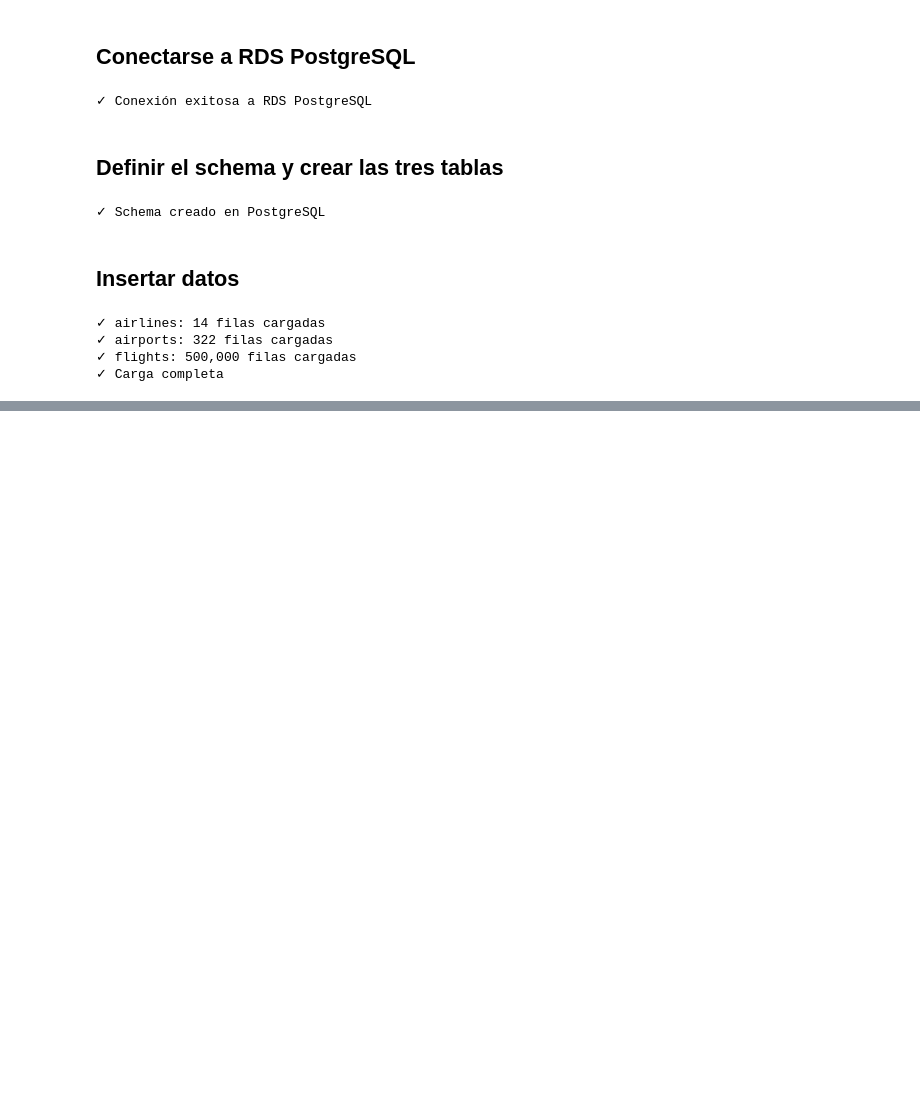
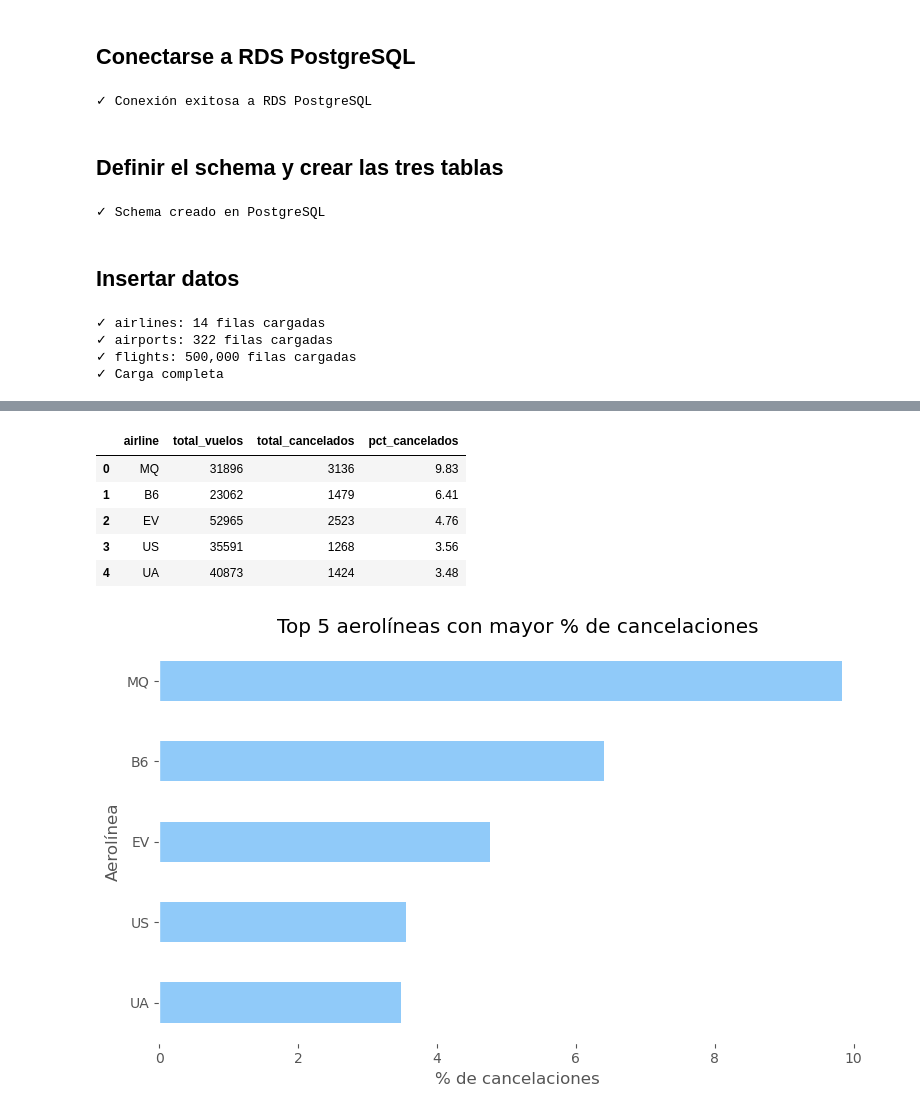
Before and after one commit to anapparedesr/flights-data-engineering-a, a Jupyter notebook: flights_analytics.ipynb, the cells around one changed output, grey strips where cells are left out. Drawn from its saved outputs; the diff is of its cells as text; code cells hidden in the pictures; blank space fills up the shorter version.

```diff
--- a/flights_analytics.ipynb
+++ b/flights_analytics.ipynb
@@ -106,0 +171,35 @@ with Session(engine) as session:
+# %%
+# P2 — Top 5 aerolíneas con mayor porcentaje de vuelos cancelados
+query_p2 = """
+SELECT
+    airline,
+    COUNT(*) AS total_vuelos,
+    SUM(cancelled) AS total_cancelados,
+    ROUND(SUM(cancelled)::numeric / COUNT(*) * 100, 2) AS pct_cancelados
+FROM flights
+GROUP BY airline
+ORDER BY pct_cancelados DESC
+LIMIT 5;
+"""
+
+df_p2 = pd.read_sql(query_p2, engine_replica)
+display(df_p2)
+
+# Visualización
+fig, ax = plt.subplots(figsize=(8, 5), facecolor="white")
+ax.set_facecolor("white")
+df_p2.plot(kind="barh", x="airline", y="pct_cancelados", legend=False, color="#90caf9", ax=ax)
+ax.set_title("Top 5 aerolíneas con mayor % de cancelaciones")
+ax.set_xlabel("% de cancelaciones")
+ax.set_ylabel("Aerolínea")
+ax.invert_yaxis()
+plt.tight_layout()
+plt.show()
+# %% [output]
+|  | airline | total_vuelos | total_cancelados | pct_cancelados |
+| 0 | MQ | 31896 | 3136 | 9.83 |
+| 1 | B6 | 23062 | 1479 | 6.41 |
+| 2 | EV | 52965 | 2523 | 4.76 |
+| 3 | US | 35591 | 1268 | 3.56 |
+| 4 | UA | 40873 | 1424 | 3.48 |
+[figure, added]
```
Also changed, not shown: parts of 11 cells of this notebook.
